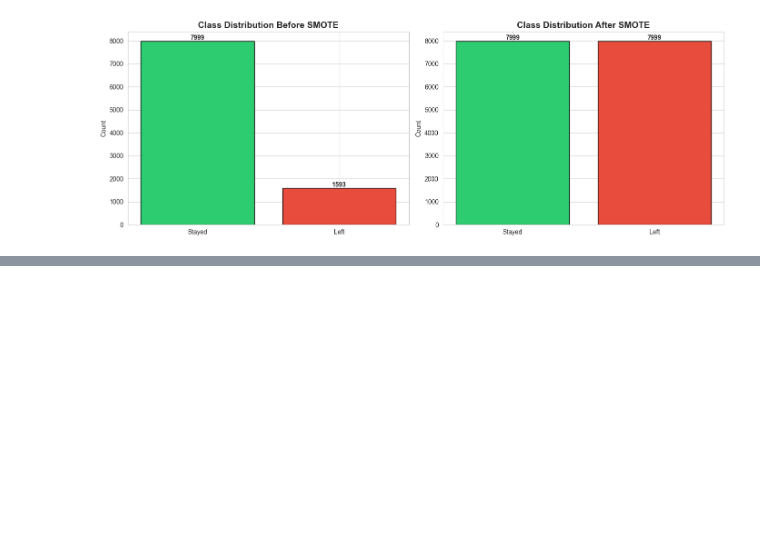
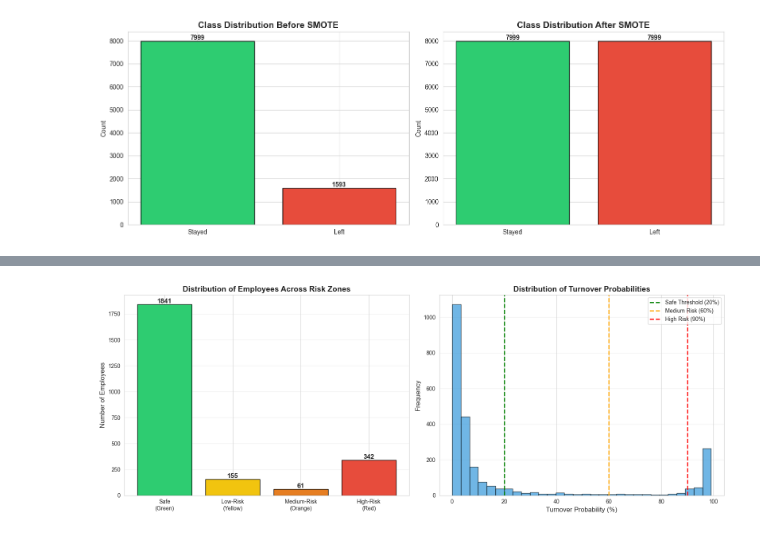
Before and after one commit to rlogwood/fs-rl-notebooks, a Jupyter notebook: assignments/unit3_machine_learning/Unit3_CourseEndProject/EmployeeTurnover.ipynb, the cells around one changed output, grey strips where cells are left out. Saved outputs shown, nothing was run; the diff lists cells and outputs as text; code cells hidden in the pictures; blank space fills up the shorter version.

```diff
--- a/assignments/unit3_machine_learning/Unit3_CourseEndProject/EmployeeTurnover.ipynb
+++ b/assignments/unit3_machine_learning/Unit3_CourseEndProject/EmployeeTurnover.ipynb
@@ -1906,13 +2012,17 @@ test_results = pd.DataFrame({
     'probability': y_pred_proba_best * 100  # Convert to percentage
 })
 
+SAFE_PROB=20
+LOW_RISK_PROB=60
+MID_RISK_PROB=90
+
 # Define risk zones as specified
 def categorize_risk(prob):
-    if prob < 20:
+    if prob < SAFE_PROB:
         return 'Safe Zone (Green)'
-    elif prob < 60:
+    elif prob < LOW_RISK_PROB:
         return 'Low-Risk Zone (Yellow)'
-    elif prob < 90:
+    elif prob < MID_RISK_PROB:
         return 'Medium-Risk Zone (Orange)'
     else:
         return 'High-Risk Zone (Red)'
@@ -1920,9 +2030,7 @@ def categorize_risk(prob):
 test_results['risk_zone'] = test_results['probability'].apply(categorize_risk)
 
 # Risk zone distribution
-print("="*70)
-print("EMPLOYEE RISK ZONE DISTRIBUTION")
-print("="*70)
+tu.print_sub_heading("EMPLOYEE RISK ZONE DISTRIBUTION")
 
 risk_order = ['Safe Zone (Green)', 'Low-Risk Zone (Yellow)',
               'Medium-Risk Zone (Orange)', 'High-Risk Zone (Red)']
@@ -1932,4 +2040,4 @@ for zone in risk_order:
     pct = (count / len(test_results)) * 100
     print(f"  {zone}: {count} employees ({pct:.1f}%)")
 
-print(f"\nTotal employees in test set: {len(test_results)}")
+print(f"Total employees in test set: {len(test_results)}")
@@ -1944,35 +2059,39 @@ risk_colors = {
     'Medium-Risk Zone (Orange)': '#e67e22',
     'High-Risk Zone (Red)': '#e74c3c'
 }
 
 risk_counts = test_results['risk_zone'].value_counts().reindex(risk_order)
 bars = axes[0].bar(range(len(risk_order)), risk_counts.values,
                    color=[risk_colors[zone] for zone in risk_order],
                    edgecolor='black')
+
 axes[0].set_xticks(range(len(risk_order)))
 axes[0].set_xticklabels(['Safe\n(Green)', 'Low-Risk\n(Yellow)',
                          'Medium-Risk\n(Orange)', 'High-Risk\n(Red)'])
+
 axes[0].set_ylabel('Number of Employees', fontsize=12)
 axes[0].set_title('Distribution of Employees Across Risk Zones', fontsize=14, fontweight='bold')
 axes[0].grid(True, alpha=0.3, axis='y')
 
 for bar in bars:
     height = bar.get_height()
     axes[0].text(bar.get_x() + bar.get_width()/2., height,
                 f'{int(height)}', ha='center', va='bottom', fontsize=12, fontweight='bold')
 
 # Probability distribution histogram with zone thresholds
 axes[1].hist(test_results['probability'], bins=30, edgecolor='black', alpha=0.7, color='#3498db')
-axes[1].axvline(20, color='green', linestyle='--', linewidth=2, label='Safe Threshold (20%)')
-axes[1].axvline(60, color='orange', linestyle='--', linewidth=2, label='Medium Risk (60%)')
-axes[1].axvline(90, color='red', linestyle='--', linewidth=2, label='High Risk (90%)')
+axes[1].axvline(SAFE_PROB, color='green', linestyle='--', linewidth=2, label='Safe Threshold (20%)')
+axes[1].axvline(LOW_RISK_PROB, color='orange', linestyle='--', linewidth=2, label='Medium Risk (60%)')
+axes[1].axvline(MID_RISK_PROB, color='red', linestyle='--', linewidth=2, label='High Risk (90%)')
 axes[1].set_xlabel('Turnover Probability (%)', fontsize=12)
 axes[1].set_ylabel('Frequency', fontsize=12)
 axes[1].set_title('Distribution of Turnover Probabilities', fontsize=14, fontweight='bold')
 axes[1].legend()
 axes[1].grid(True, alpha=0.3, axis='y')
 
 plt.tight_layout()
 plt.show()
+# %% [output]
+[figure, added]
 # %%
 # Validate risk zone accuracy
```
Also changed, not shown: parts of 57 cells of this notebook, 5 other files.
